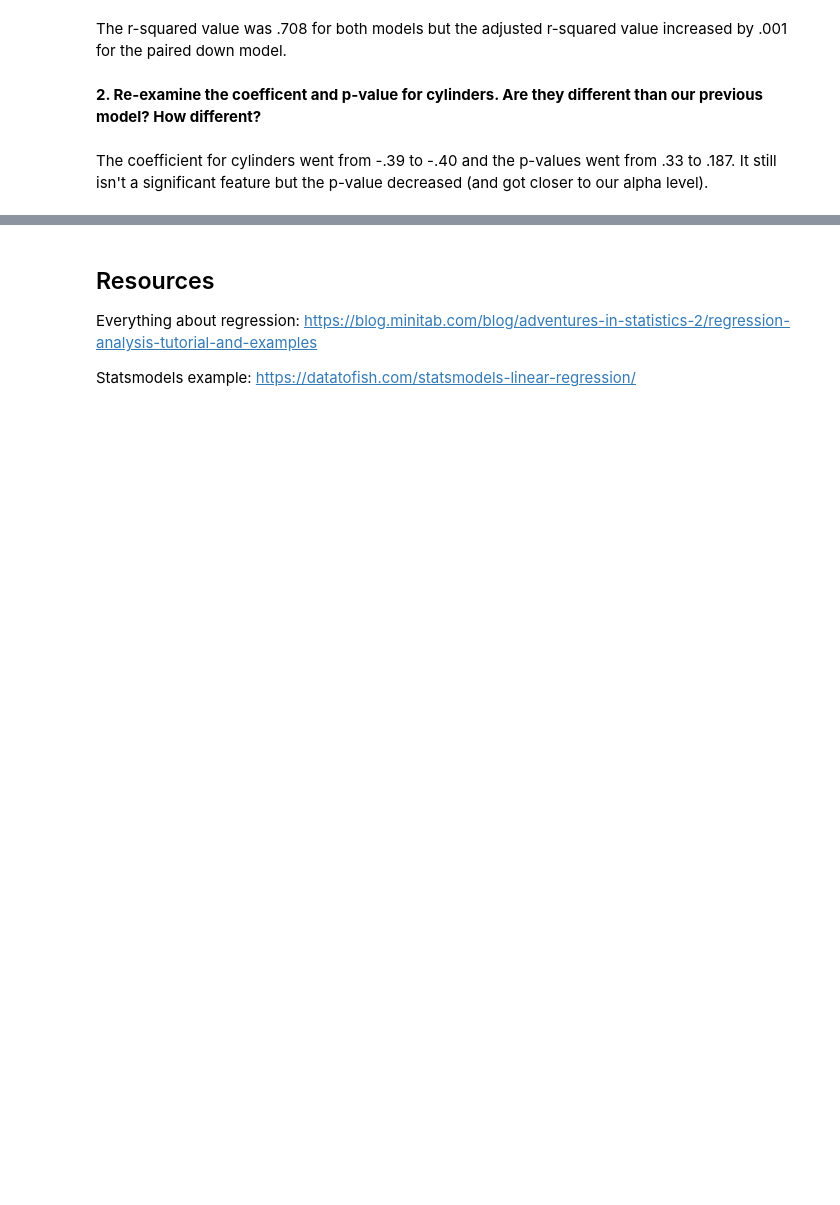
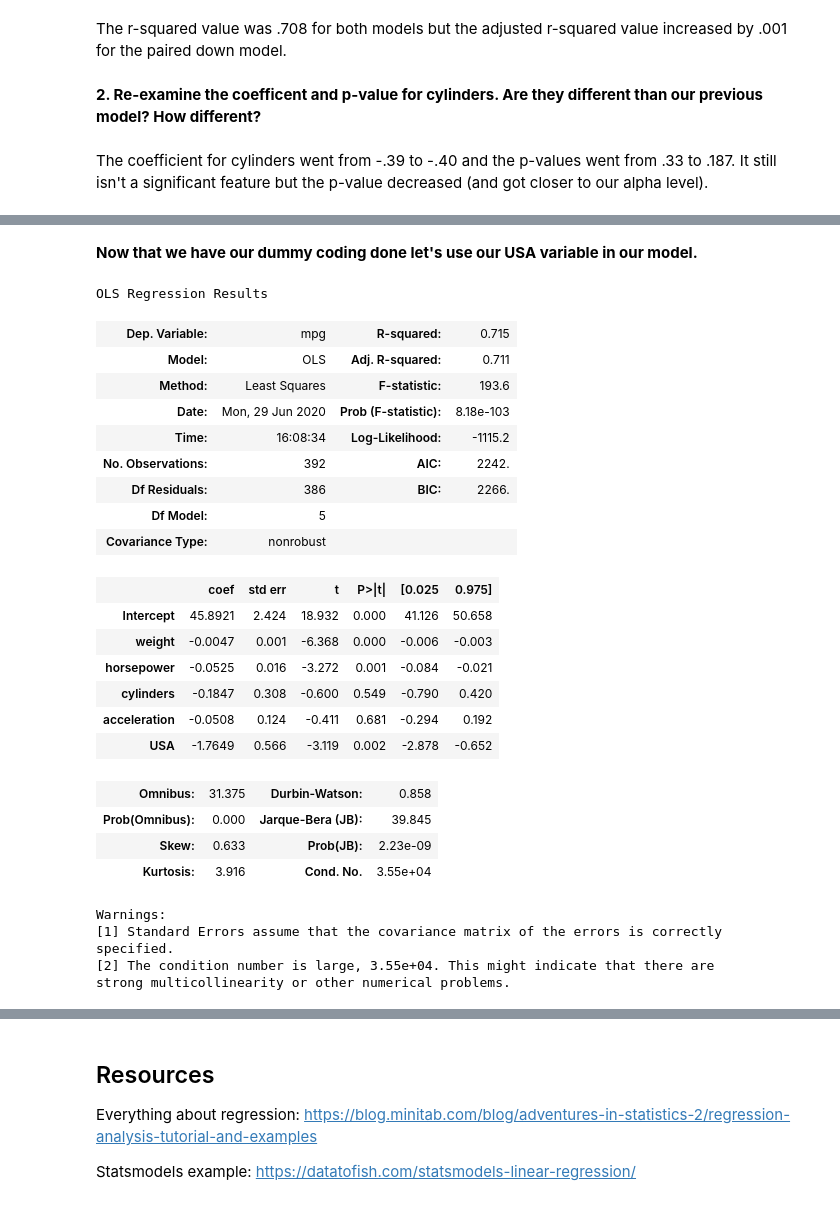
Before and after one commit to mamitch/My_work, a Jupyter notebook: Multiple_Linear_Regression/MultipleLinear_Regression-solution.ipynb, the cells around one changed output, grey strips where cells are left out. Saved outputs shown, nothing was run; the diff lists cells and outputs as text; code cells hidden in the pictures; blank space fills up the shorter version.

```diff
--- a/Multiple_Linear_Regression/MultipleLinear_Regression-solution.ipynb
+++ b/Multiple_Linear_Regression/MultipleLinear_Regression-solution.ipynb
@@ -384,0 +414,32 @@ The coefficient for cylinders went from -.39 to  -.40 and the p-values went from
+# %% [markdown]
+**Now that we have our dummy coding done let's use our USA variable in our model.**
+# %%
+#model including USA
+mlr_model = ols(formula='mpg~weight+horsepower+cylinders+acceleration+USA', data=df).fit()
+mlr_model.summary()
+# %% [output]
+OLS Regression Results
+| Dep. Variable: | mpg | R-squared: | 0.715 |
+| Model: | OLS | Adj. R-squared: | 0.711 |
+| Method: | Least Squares | F-statistic: | 193.6 |
+| Date: | Mon, 29 Jun 2020 | Prob (F-statistic): | 8.18e-103 |
+| Time: | 16:08:34 | Log-Likelihood: | -1115.2 |
+| No. Observations: | 392 | AIC: | 2242. |
+| Df Residuals: | 386 | BIC: | 2266. |
+| Df Model: | 5 |  |  |
+| Covariance Type: | nonrobust |  |  |
+|  | coef | std err | t | P>|t| | [0.025 | 0.975] |
+| Intercept | 45.8921 | 2.424 | 18.932 | 0.000 | 41.126 | 50.658 |
+| weight | -0.0047 | 0.001 | -6.368 | 0.000 | -0.006 | -0.003 |
+| horsepower | -0.0525 | 0.016 | -3.272 | 0.001 | -0.084 | -0.021 |
+| cylinders | -0.1847 | 0.308 | -0.600 | 0.549 | -0.790 | 0.420 |
+| acceleration | -0.0508 | 0.124 | -0.411 | 0.681 | -0.294 | 0.192 |
+| USA | -1.7649 | 0.566 | -3.119 | 0.002 | -2.878 | -0.652 |
+| Omnibus: | 31.375 | Durbin-Watson: | 0.858 |
+| Prob(Omnibus): | 0.000 | Jarque-Bera (JB): | 39.845 |
+| Skew: | 0.633 | Prob(JB): | 2.23e-09 |
+| Kurtosis: | 3.916 | Cond. No. | 3.55e+04 |
+Warnings:
+[1] Standard Errors assume that the covariance matrix of the errors is correctly specified.
+[2] The condition number is large, 3.55e+04. This might indicate that there are
+strong multicollinearity or other numerical problems.
```
Also changed, not shown: parts of 23 cells of this notebook, 5 other files.
